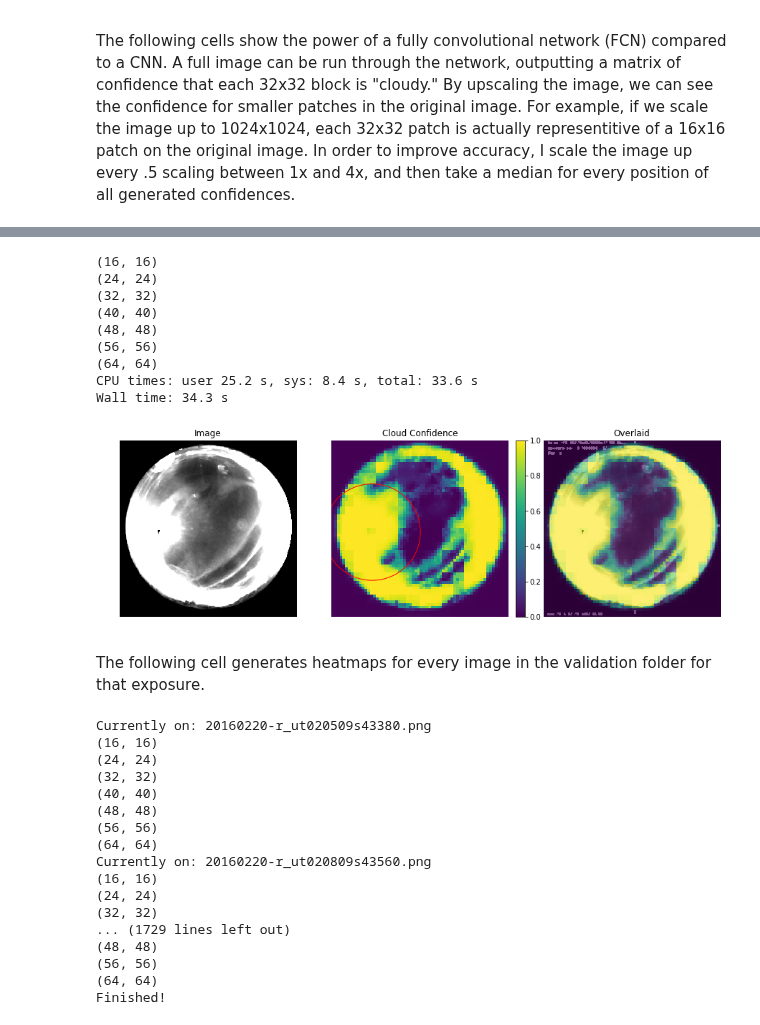
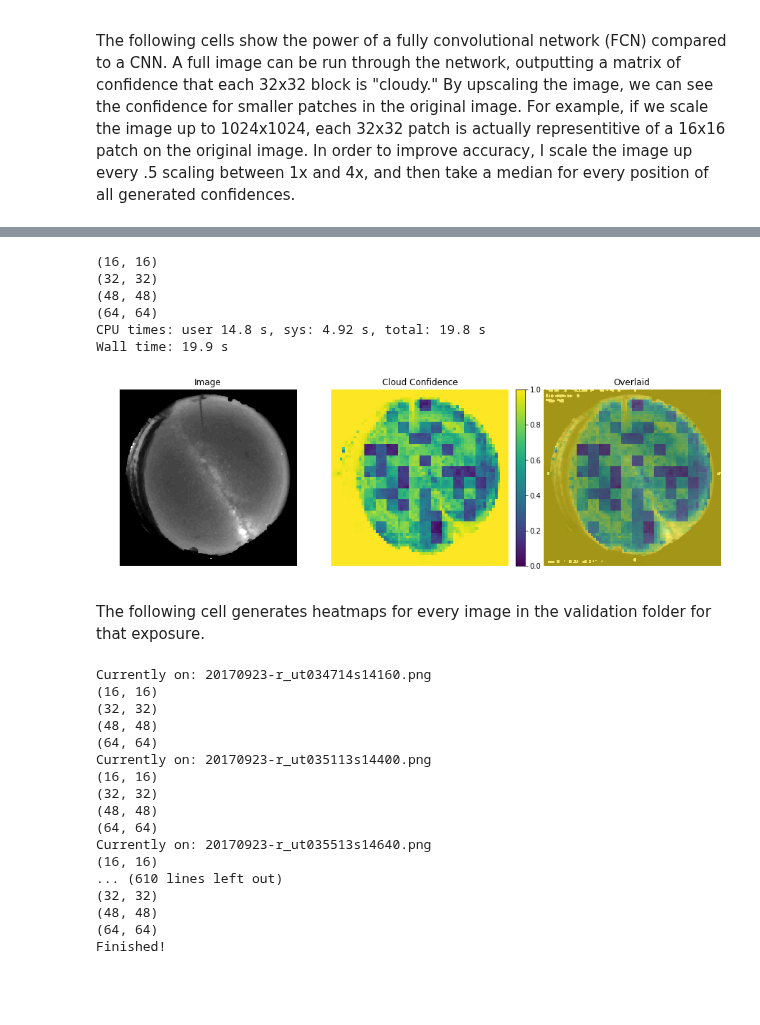
Before and after one commit to dylanagreen/kpno-allsky, a Jupyter notebook: Image Classifier v5.ipynb, the cells around one changed output, grey strips where cells are left out. Saved outputs shown, nothing was run; the diff lists cells and outputs as text; code cells hidden in the pictures; blank space fills up the shorter version.

Commit message:
Reduce the image classifier to just take in the sole iamge.

```diff
--- a/Image Classifier v5.ipynb
+++ b/Image Classifier v5.ipynb
@@ -616,20 +621,17 @@ def check_entire(im, scale, exposure):
     done = net(pic.to(device)).data.to('cpu')
     return F.softmax(done, dim=1)
 # %%
-name = "20160220-r_ut020509s43380.png"
+name = "20170923-r_ut034714s14160.png"
 
-# This code loads the image for display the same way that the network sees it.
+# This code loads the image, removes the antenna, and smooths it over. If the image is
+# a 0.3s exposure, it tries to remove the band.
+def load_im(name):
+    loc = os.path.join("Images", *["data", "val", exposure, name])
 
-def load_im(name):
-    loc = os.path.join('Images', *['data', 'val', exposure, name])
+    # Loads the image
     with open(loc, 'rb') as f:
         im = Image.open(f).convert('L')
         im = np.asarray(im).reshape((512, 512))
-
-        loc2 = os.path.join('Images', *['data', 'text_mask.png'])
-        with open(loc2, 'rb') as f2:
-            m = np.asarray(Image.open(f2).convert('L')).reshape((512, 512))
-            m = np.where(m == 255, 0, 1)
 
         im = remove_antenna(im)
         # These two lines smooth the image.
@@ -637,7 +639,7 @@ def load_im(name):
         # A grey_opening smooths over local maxima like stars and hot pixels.
         im = morphology.grey_closing(im, size=(3,3))
         im = morphology.grey_opening(im, size=(3,3))
-        if exposure == '0.3':
+        if exposure == "0.3":
             im = remove_band(im)
 
     return im
@@ -645,7 +647,7 @@ def load_im(name):
 im = load_im(name)
 # %%
 s = 4
-test = check_entire(im, s, exposure)
+test = check_entire(im, s, exposure, name)
 non_median = test[0,2,:,:]
 non_median = non_median.numpy()
 _, y = torch.max(test, 1)
@@ -677,10 +679,10 @@ m = 4
 width = int(512/32 * m)
 confidence0 = []
 confidence1 = []
-values = np.arange(1, m + 0.5, 0.5)
+values = np.arange(1, m + 0.5, 1)
 
 for scale in values:
-    test = check_entire(im, scale, exposure)
+    test = check_entire(im, scale, exposure, name)
     x = test[0, 1, :, :].numpy()
     # This line resizes it to the maximum width so all the found heatmaps are the same size.
     x2 = np.array(Image.fromarray(x.astype('float32')).resize((width, width))).reshape((width, width, 1))
@@ -693,14 +695,11 @@ for scale in values:
     confidence1.append(x2)
 # %% [output]
 (16, 16)
-(24, 24)
 (32, 32)
-(40, 40)
 (48, 48)
-(56, 56)
 (64, 64)
-CPU times: user 25.2 s, sys: 8.4 s, total: 33.6 s
-Wall time: 34.3 s
+CPU times: user 14.8 s, sys: 4.92 s, total: 19.8 s
+Wall time: 19.9 s
 # %%
 from image import AllSkyImage
 import coordinates
@@ -708,7 +707,7 @@ import moon
 
 from matplotlib.patches import Circle
 # %%
-def make_heatmap(name, confidence, ghosts=None, circle=False):
+def make_heatmap(name, confidence, ghosts=None, circle=False, disp=False):
     fig, ax = plt.subplots(1,3)
     fig.set_size_inches(15, 7)
 
@@ -766,9 +765,9 @@ def make_heatmap(name, confidence, ghosts=None, circle=False):
 
     # If circle is true, we add a circle around the moon, demonstrating (roughly) areas where
     # there will be no observing. This corresponds to a roughly 50 degree circle.
+    date = name.split("-")[0]
+    name = name.split("-")[1]
     if circle:
-        date = name.split("-")[0]
-        name = name.split("-")[1]
         all_sky = AllSkyImage(name, date, "KPNO", im2)
 
         # Finds the moon
@@ -804,11 +803,13 @@ def make_heatmap(name, confidence, ghosts=None, circle=False):
         ax[1].add_patch(circ)
 
     plt.savefig('Images/CNN-Heatmaps/heatmap-' + name, bbox_inches='tight', dpi=256, pad_inches=0)
-    plt.close()
+
+    if not disp:
+        plt.close()
 # %%
-make_heatmap(name, confidence1, circle=True)
+make_heatmap(name, confidence1, disp=True)
 # %% [output]
-[figure, old version]
+[figure, new version]
 # %% [markdown]
 The following cell generates heatmaps for every image in the validation folder for that exposure.
 # %%
@@ -825,10 +826,10 @@ for name in images:
     width = int(512/32 * m)
     confidence0 = []
     confidence1 = []
-    values = np.arange(1, m + 0.5, 0.5)
+    values = np.arange(1, m + 0.5, 1)
 
     for scale in values:
-        test = check_entire(im, scale, exposure)
+        test = check_entire(im, scale, exposure, name)
         x = test[0, 1, :, :].numpy()
         # This line resizes it to the maximum width so all the found heatmaps are the same size.
         x2 = np.array(Image.fromarray(x.astype('float32')).resize((width, width))).reshape((width, width, 1))
@@ -840,24 +841,24 @@ for name in images:
         x2 = np.array(Image.fromarray(x.astype('float32')).resize((width, width))).reshape((width, width, 1))
         confidence1.append(x2)
 
-    make_heatmap(name, confidence1, confidence0, circle=True)
+    make_heatmap(name, confidence1)
 
 print("Finished!")
 # %% [output]
-Currently on: 20160220-r_ut020509s43380.png
+Currently on: 20170923-r_ut034714s14160.png
 (16, 16)
-(24, 24)
 (32, 32)
-(40, 40)
 (48, 48)
-(56, 56)
 (64, 64)
-Currently on: 20160220-r_ut020809s43560.png
+Currently on: 20170923-r_ut035113s14400.png
 (16, 16)
-(24, 24)
 (32, 32)
-... (1729 lines left out)
 (48, 48)
-(56, 56)
+(64, 64)
+Currently on: 20170923-r_ut035513s14640.png
+(16, 16)
+... (610 lines left out)
+(32, 32)
+(48, 48)
 (64, 64)
 Finished!
```
Also changed, not shown: parts of 7 cells of this notebook.
